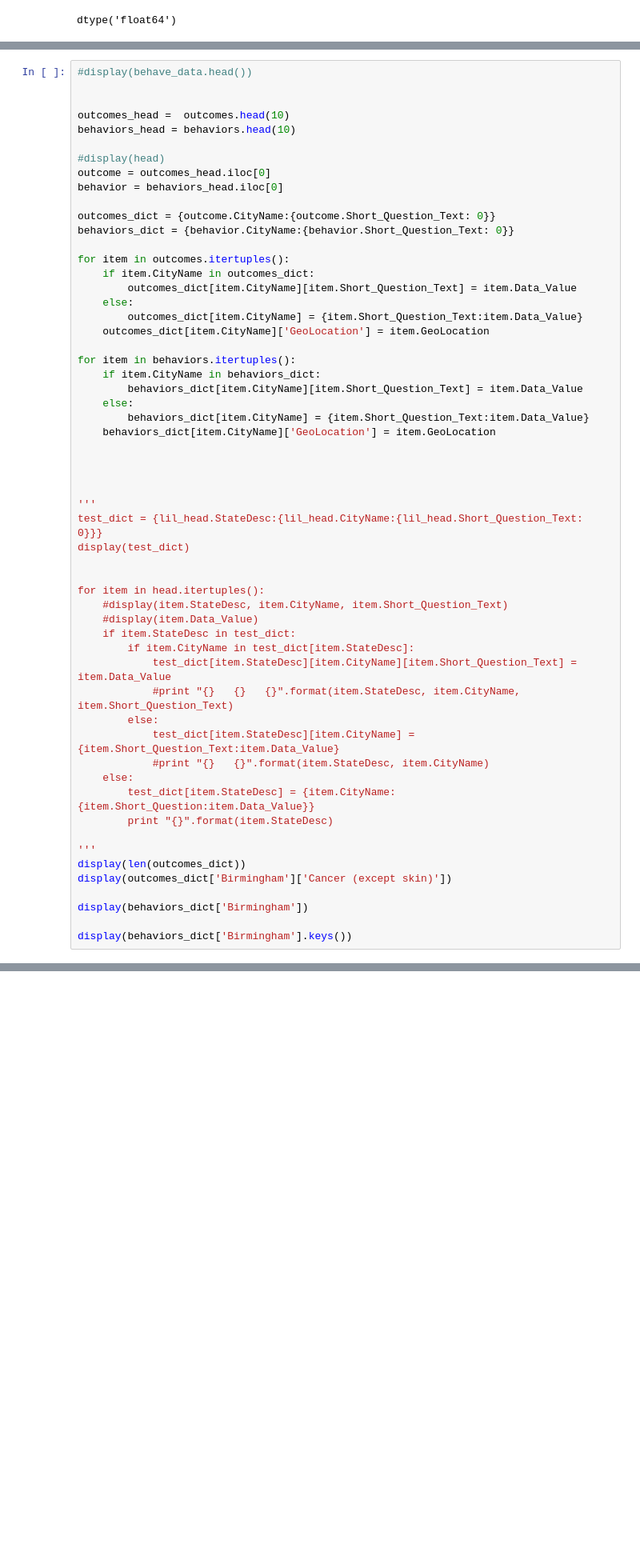
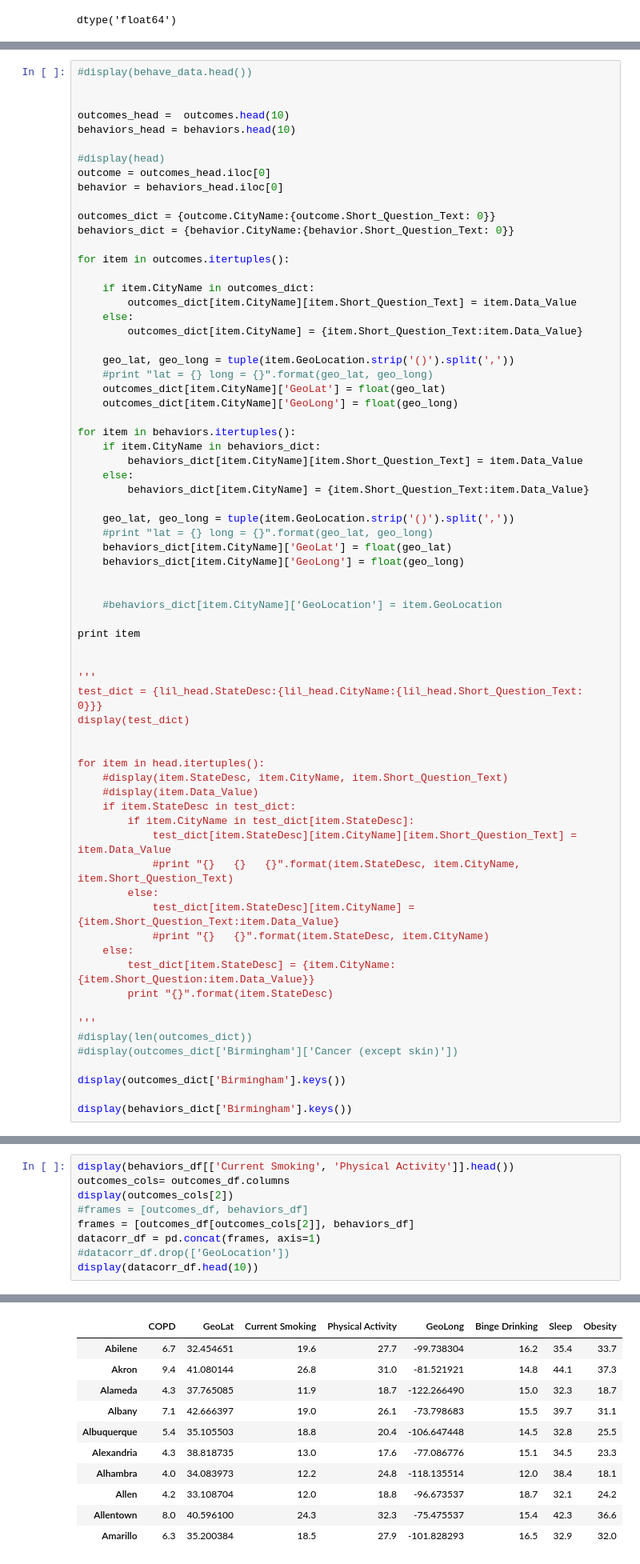
Before and after one commit to RJBeetel3/500_Cities_Project, a Jupyter notebook: 500_Cities_Data_Exploration4.ipynb, the cells around one changed output, grey strips where cells are left out. Shown at 80% size. Cells and saved outputs as stored; diff of their text form; blank space fills up the shorter version.

```diff
--- a/500_Cities_Data_Exploration4.ipynb
+++ b/500_Cities_Data_Exploration4.ipynb
@@ -81,20 +88,32 @@ outcomes_dict = {outcome.CityName:{outcome.Short_Question_Text: 0}}
 behaviors_dict = {behavior.CityName:{behavior.Short_Question_Text: 0}}
 
 for item in outcomes.itertuples():
+
     if item.CityName in outcomes_dict:
         outcomes_dict[item.CityName][item.Short_Question_Text] = item.Data_Value
     else:
         outcomes_dict[item.CityName] = {item.Short_Question_Text:item.Data_Value}
-    outcomes_dict[item.CityName]['GeoLocation'] = item.GeoLocation
+
+    geo_lat, geo_long = tuple(item.GeoLocation.strip('()').split(','))
+    #print "lat = {} long = {}".format(geo_lat, geo_long)
+    outcomes_dict[item.CityName]['GeoLat'] = float(geo_lat)
+    outcomes_dict[item.CityName]['GeoLong'] = float(geo_long)
 
 for item in behaviors.itertuples():
     if item.CityName in behaviors_dict:
         behaviors_dict[item.CityName][item.Short_Question_Text] = item.Data_Value
     else:
         behaviors_dict[item.CityName] = {item.Short_Question_Text:item.Data_Value}
-    behaviors_dict[item.CityName]['GeoLocation'] = item.GeoLocation
+
+    geo_lat, geo_long = tuple(item.GeoLocation.strip('()').split(','))
+    #print "lat = {} long = {}".format(geo_lat, geo_long)
+    behaviors_dict[item.CityName]['GeoLat'] = float(geo_lat)
+    behaviors_dict[item.CityName]['GeoLong'] = float(geo_long)
 
 
+    #behaviors_dict[item.CityName]['GeoLocation'] = item.GeoLocation
+
+print item
 
 
 '''
@@ -117,10 +136,10 @@ for item in head.itertuples():
         print "{}".format(item.StateDesc)
 
 '''
-display(len(outcomes_dict))
-display(outcomes_dict['Birmingham']['Cancer (except skin)'])
+#display(len(outcomes_dict))
+#display(outcomes_dict['Birmingham']['Cancer (except skin)'])
 
-display(behaviors_dict['Birmingham'])
+display(outcomes_dict['Birmingham'].keys())
 
 display(behaviors_dict['Birmingham'].keys())
 # %% [output]
@@ -188,0 +180,10 @@ NameError: name 'outcomes_df' is not defined
+# %%
+display(behaviors_df[['Current Smoking', 'Physical Activity']].head())
+outcomes_cols= outcomes_df.columns
+display(outcomes_cols[2])
+#frames = [outcomes_df, behaviors_df]
+frames = [outcomes_df[outcomes_cols[2]], behaviors_df]
+datacorr_df = pd.concat(frames, axis=1)
+#datacorr_df.drop(['GeoLocation'])
+display(datacorr_df.head(10))
+# %% [output]
@@ -188,0 +197,11 @@ NameError: name 'outcomes_df' is not defined
+|  | COPD | GeoLat | Current Smoking | Physical Activity | GeoLong | Binge Drinking | Sleep | Obesity |
+| Abilene | 6.7 | 32.454651 | 19.6 | 27.7 | -99.738304 | 16.2 | 35.4 | 33.7 |
+| Akron | 9.4 | 41.080144 | 26.8 | 31.0 | -81.521921 | 14.8 | 44.1 | 37.3 |
+| Alameda | 4.3 | 37.765085 | 11.9 | 18.7 | -122.266490 | 15.0 | 32.3 | 18.7 |
+| Albany | 7.1 | 42.666397 | 19.0 | 26.1 | -73.798683 | 15.5 | 39.7 | 31.1 |
+| Albuquerque | 5.4 | 35.105503 | 18.8 | 20.4 | -106.647448 | 14.5 | 32.8 | 25.5 |
+| Alexandria | 4.3 | 38.818735 | 13.0 | 17.6 | -77.086776 | 15.1 | 34.5 | 23.3 |
+| Alhambra | 4.0 | 34.083973 | 12.2 | 24.8 | -118.135514 | 12.0 | 38.4 | 18.1 |
+| Allen | 4.2 | 33.108704 | 12.0 | 18.8 | -96.673537 | 18.7 | 32.1 | 24.2 |
+| Allentown | 8.0 | 40.596100 | 24.3 | 32.3 | -75.475537 | 15.4 | 42.3 | 36.6 |
+| Amarillo | 6.3 | 35.200384 | 18.5 | 27.9 | -101.828293 | 16.5 | 32.9 | 32.0 |
```
Also changed, not shown: parts of 7 cells of this notebook.
